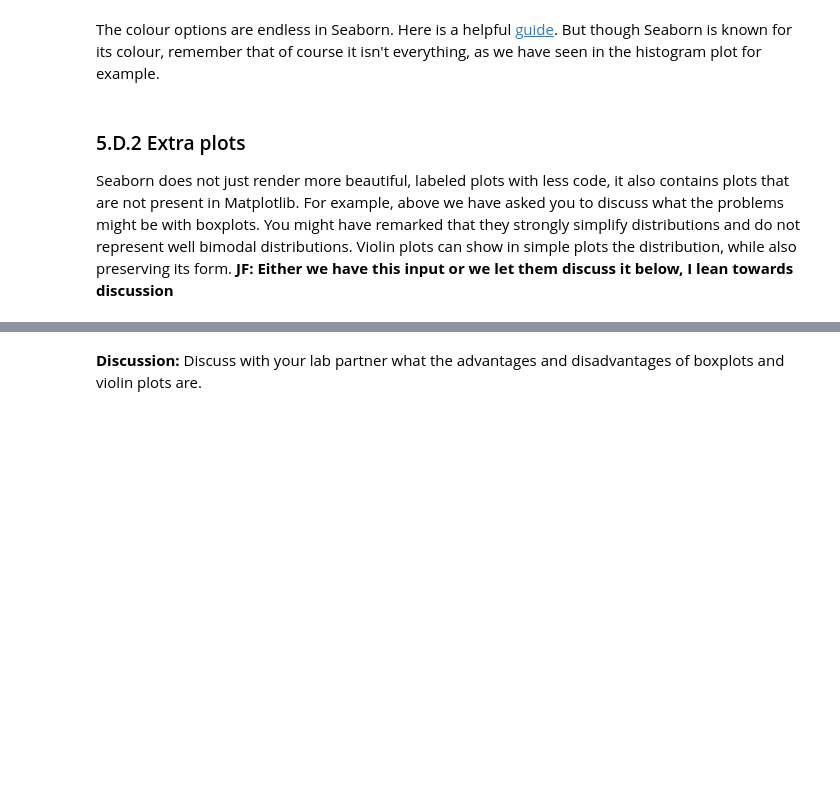
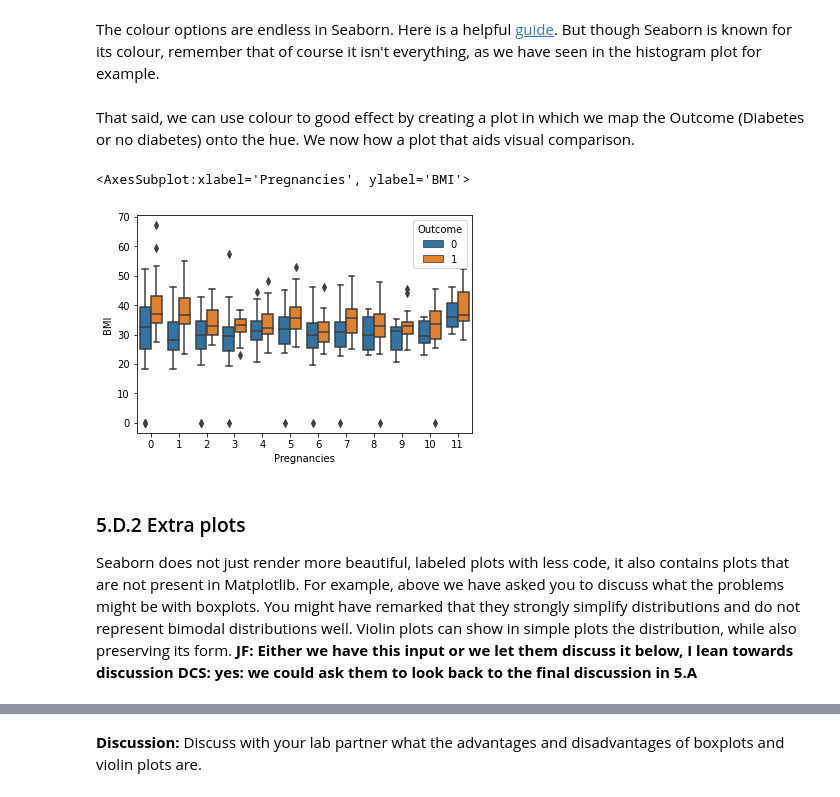
Before and after one commit to Inf2-FDS/FDS-S1-04-data-representation-02-distributions-solution, a Jupyter notebook: 05-Data-representation-II-Matplotlib-Distributions and Animations-Solutions.ipynb, the cells around one changed output, grey strips where cells are left out. Cells and saved outputs as stored; diff of their text form; code cells hidden in the pictures; blank space fills up the shorter version.

```diff
--- a/05-Data-representation-II-Matplotlib-Distributions and Animations-Solutions.ipynb
+++ b/05-Data-representation-II-Matplotlib-Distributions and Animations-Solutions.ipynb
@@ -321,7 +325,14 @@ plt.show()
 [figure]
 # %% [markdown]
 The colour options are endless in Seaborn. Here is a helpful [guide](https://medium.com/@morganjonesartist/colour-guide-to-seaborn-palettes-da849406d44f). But though Seaborn is known for its colour, remember that of course it isn't everything, as we have seen in the histogram plot for example.
+# %% [markdown]
+That said, we can use colour to good effect by creating a plot in which we map the Outcome (Diabetes or no diabetes) onto the hue. We now how a plot that aids visual comparison.
+# %%
+sns.boxplot(x='Pregnancies', y='BMI', hue='Outcome', data=diabetes_capped)
+# %% [output]
+<AxesSubplot:xlabel='Pregnancies', ylabel='BMI'>
+[figure, added]
 # %% [markdown]
 ### 5.D.2 Extra plots
 
-Seaborn does not just render more beautiful, labeled plots with less code, it also contains plots that are not present in Matplotlib. For example, above we have asked you to discuss what the problems might be with boxplots. You might have remarked that they strongly simplify distributions and do not represent well bimodal distributions. Violin plots can show in simple plots the distribution, while also preserving its form. **JF: Either we have this input or we let them discuss it below, I lean towards discussion**
+Seaborn does not just render more beautiful, labeled plots with less code, it also contains plots that are not present in Matplotlib. For example, above we have asked you to discuss what the problems might be with boxplots. You might have remarked that they strongly simplify distributions and do not represent  bimodal distributions well. Violin plots can show in simple plots the distribution, while also preserving its form. **JF: Either we have this input or we let them discuss it below, I lean towards discussion** **DCS: yes: we could ask them to look back to the final discussion in 5.A**
```
Also changed, not shown: parts of 15 cells of this notebook.
